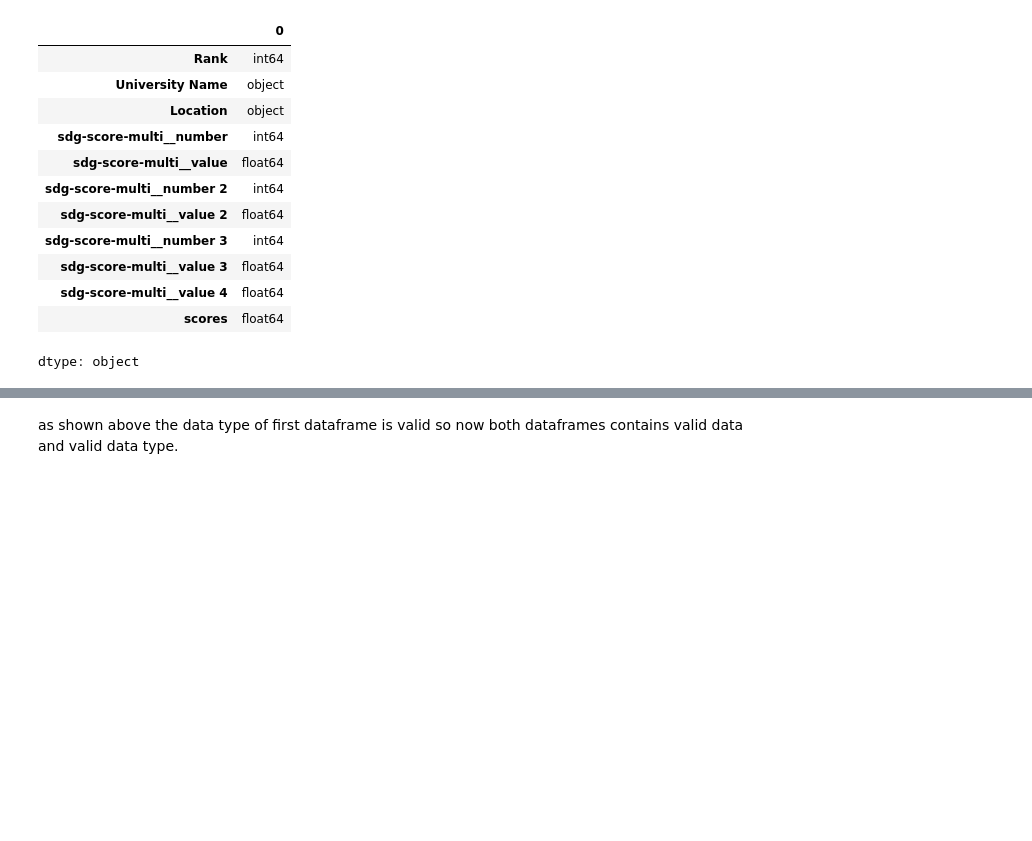
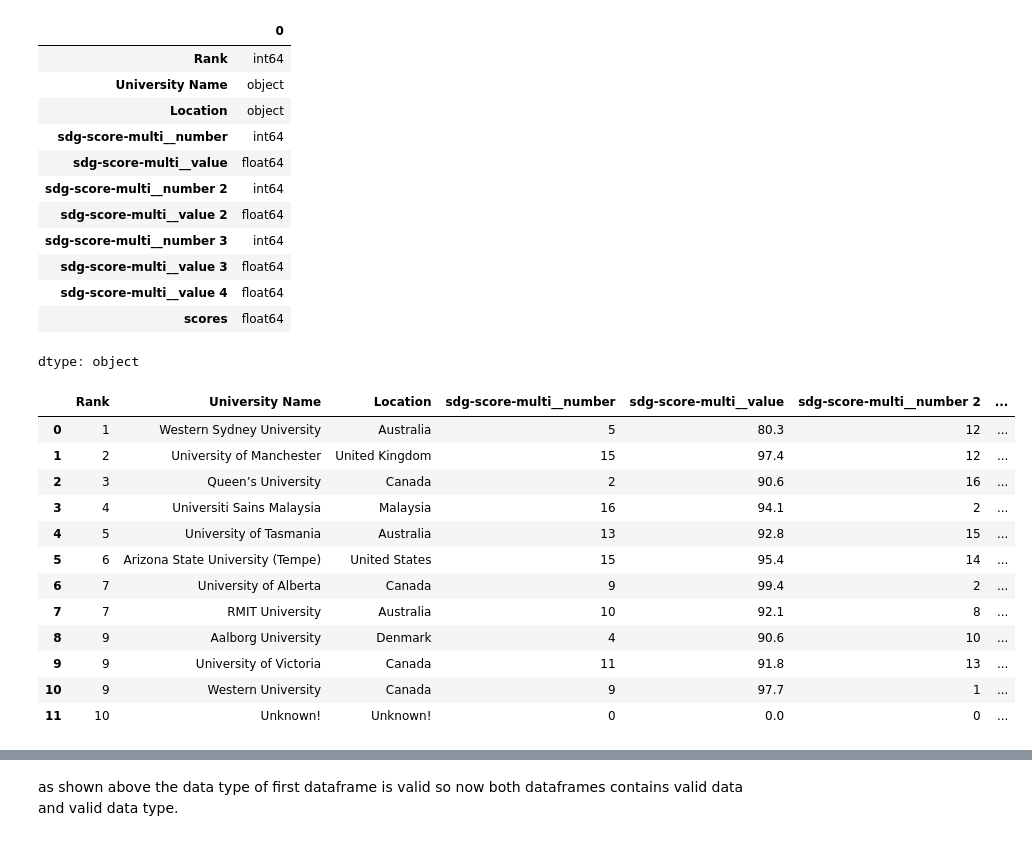
Before and after one commit to Tuwaiq-DS-ML-bootcamp-V-8/Usecase-3-Project-2, a Jupyter notebook: THE_finalcurrentwork.ipynb, the cells around one changed output, grey strips where cells are left out. Cells and saved outputs as stored; diff of their text form; code cells hidden in the pictures; blank space fills up the shorter version.

```diff
--- a/THE_finalcurrentwork.ipynb
+++ b/THE_finalcurrentwork.ipynb
@@ -710,3 +704,37 @@ THE_below101.dtypes
 | sdg-score-multi__value 4 | float64 |
 | scores | float64 |
 dtype: object
+# %%
+# there's no rank 10 neither 11 we handle it by add two rows as shown below
+new_rows = pd.DataFrame({
+    'Rank': [10, 11],
+    'University Name ': ['Unknown!', 'Unknown!'],
+    'Location': ['Unknown!', 'Unknown!'],
+    'sdg-score-multi__number': [0, 0],
+    'sdg-score-multi__value': [0, 0],
+    'sdg-score-multi__number 2': [0, 0],
+    'sdg-score-multi__value 2': [0, 0],
+    'sdg-score-multi__number 3': [0, 0],
+    'sdg-score-multi__value 3': [0, 0],
+    'sdg-score-multi__value 4': [-1, -1],
+    'scores': [95.7, 95.65],
+})
+
+# Insert rows at index 10 and 11
+THE_below101= pd.concat([THE_below101.iloc[:11], new_rows, THE_below101.iloc[12:]]).reset_index(drop=True)
+
+THE_below101.head(12)
+# %% [output]
+|  | Rank | University Name | Location | sdg-score-multi__number | sdg-score-multi__value | sdg-score-multi__number 2 | ... |
+| 0 | 1 | Western Sydney University | Australia | 5 | 80.3 | 12 | ... |
+| 1 | 2 | University of Manchester | United Kingdom | 15 | 97.4 | 12 | ... |
+| 2 | 3 | Queen’s University | Canada | 2 | 90.6 | 16 | ... |
+| 3 | 4 | Universiti Sains Malaysia | Malaysia | 16 | 94.1 | 2 | ... |
+| 4 | 5 | University of Tasmania | Australia | 13 | 92.8 | 15 | ... |
+| 5 | 6 | Arizona State University (Tempe) | United States | 15 | 95.4 | 14 | ... |
+| 6 | 7 | University of Alberta | Canada | 9 | 99.4 | 2 | ... |
+| 7 | 7 | RMIT University | Australia | 10 | 92.1 | 8 | ... |
+| 8 | 9 | Aalborg University | Denmark | 4 | 90.6 | 10 | ... |
+| 9 | 9 | University of Victoria | Canada | 11 | 91.8 | 13 | ... |
+| 10 | 9 | Western University | Canada | 9 | 97.7 | 1 | ... |
+| 11 | 10 | Unknown! | Unknown! | 0 | 0.0 | 0 | ... |
```
Also changed, not shown: parts of 5 cells of this notebook.
